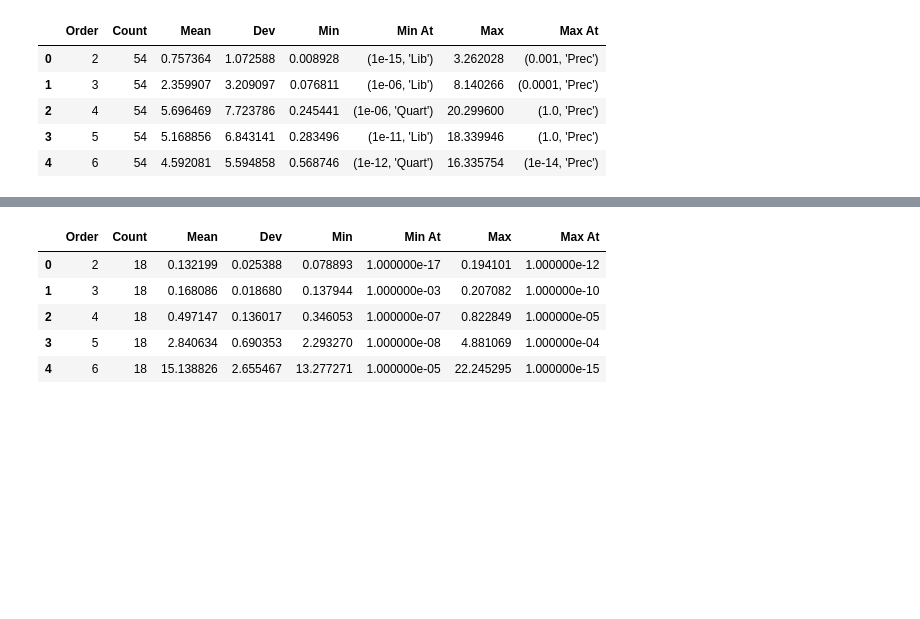
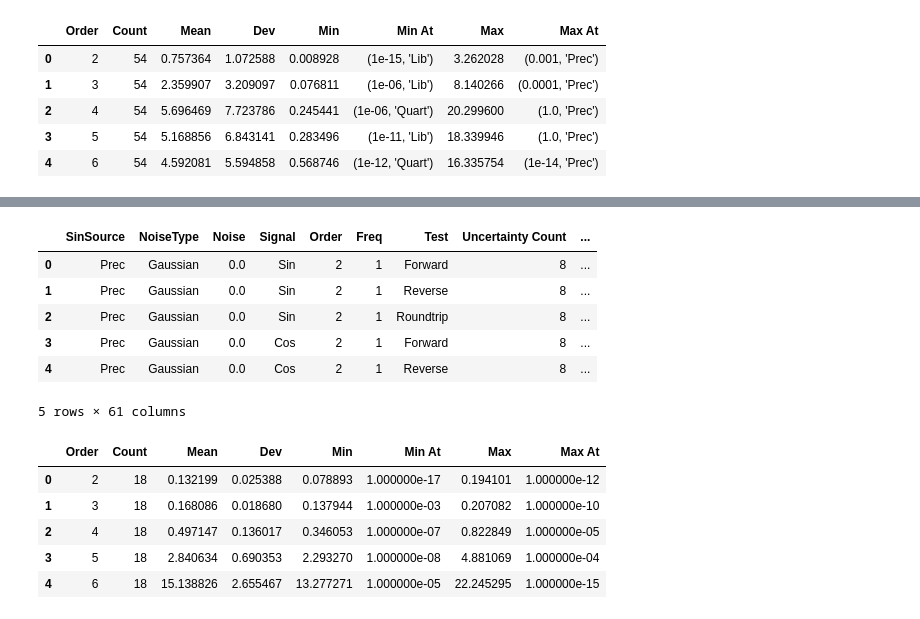
Before and after one commit to Chengpu0707/VarianceArithmetic, a Jupyter notebook: IPyNb/ExeTime.ipynb, the cells around one changed output, grey strips where cells are left out. Drawn from its saved outputs; the diff is of its cells as text; code cells hidden in the pictures; blank space fills up the shorter version.

```diff
--- a/IPyNb/ExeTime.ipynb
+++ b/IPyNb/ExeTime.ipynb
@@ -51,3 +71,13 @@ dfJ.plot(ax=ax, x='Order', y='Mean', yerr='Dev', label='Java', style='k-', grid=
+# %%
+dfO3.head()
+# %% [output]
+|  | SinSource | NoiseType | Noise | Signal | Order | Freq | Test | Uncertainty Count | ... |
+| 0 | Prec | Gaussian | 0.0 | Sin | 2 | 1 | Forward | 8 | ... |
+| 1 | Prec | Gaussian | 0.0 | Sin | 2 | 1 | Reverse | 8 | ... |
+| 2 | Prec | Gaussian | 0.0 | Sin | 2 | 1 | Roundtrip | 8 | ... |
+| 3 | Prec | Gaussian | 0.0 | Cos | 2 | 1 | Forward | 8 | ... |
+| 4 | Prec | Gaussian | 0.0 | Cos | 2 | 1 | Reverse | 8 | ... |
+5 rows × 61 columns
 # %%
 dfM = pd.read_csv("../Python/Output/testAdjugate.log.txt", sep='\t')
 dfM.head()
```
Also changed, not shown: parts of 4 cells of this notebook, 8 other files.
